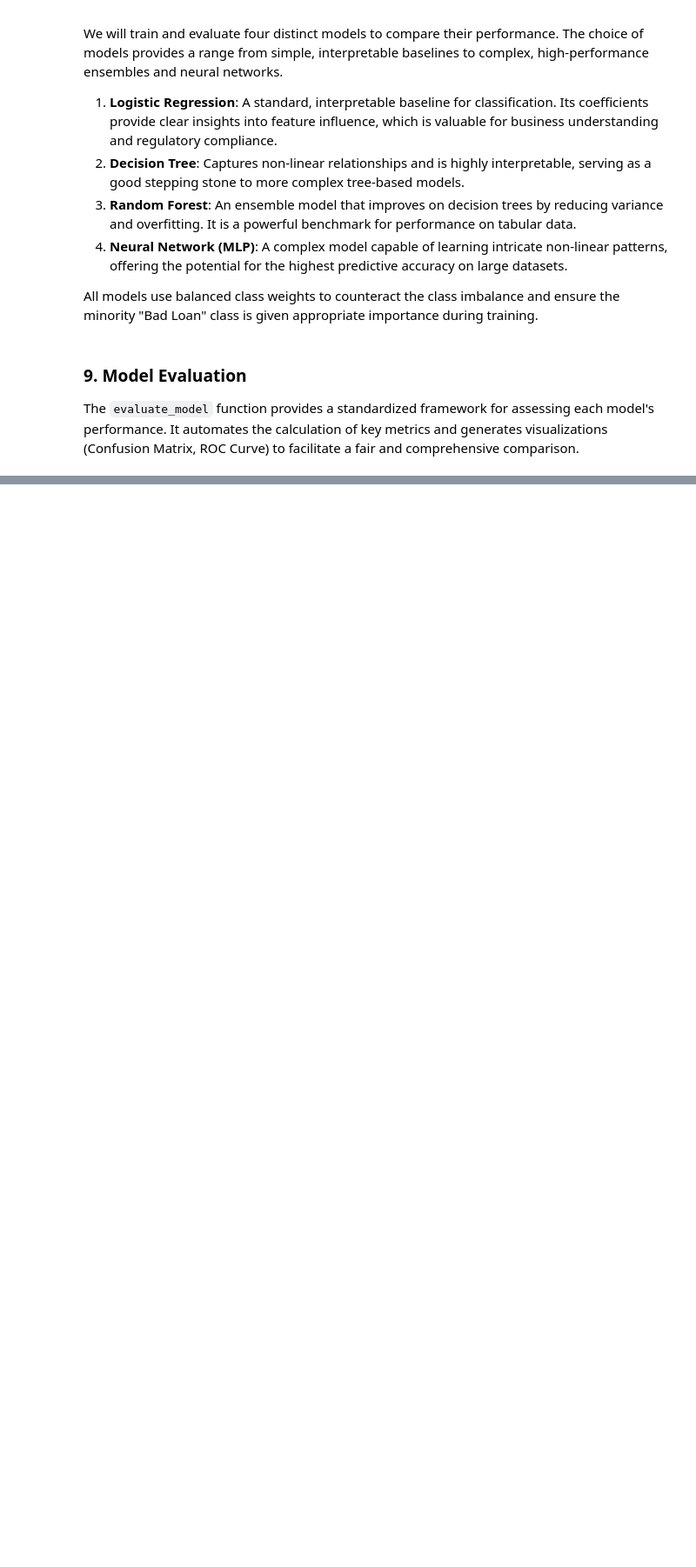
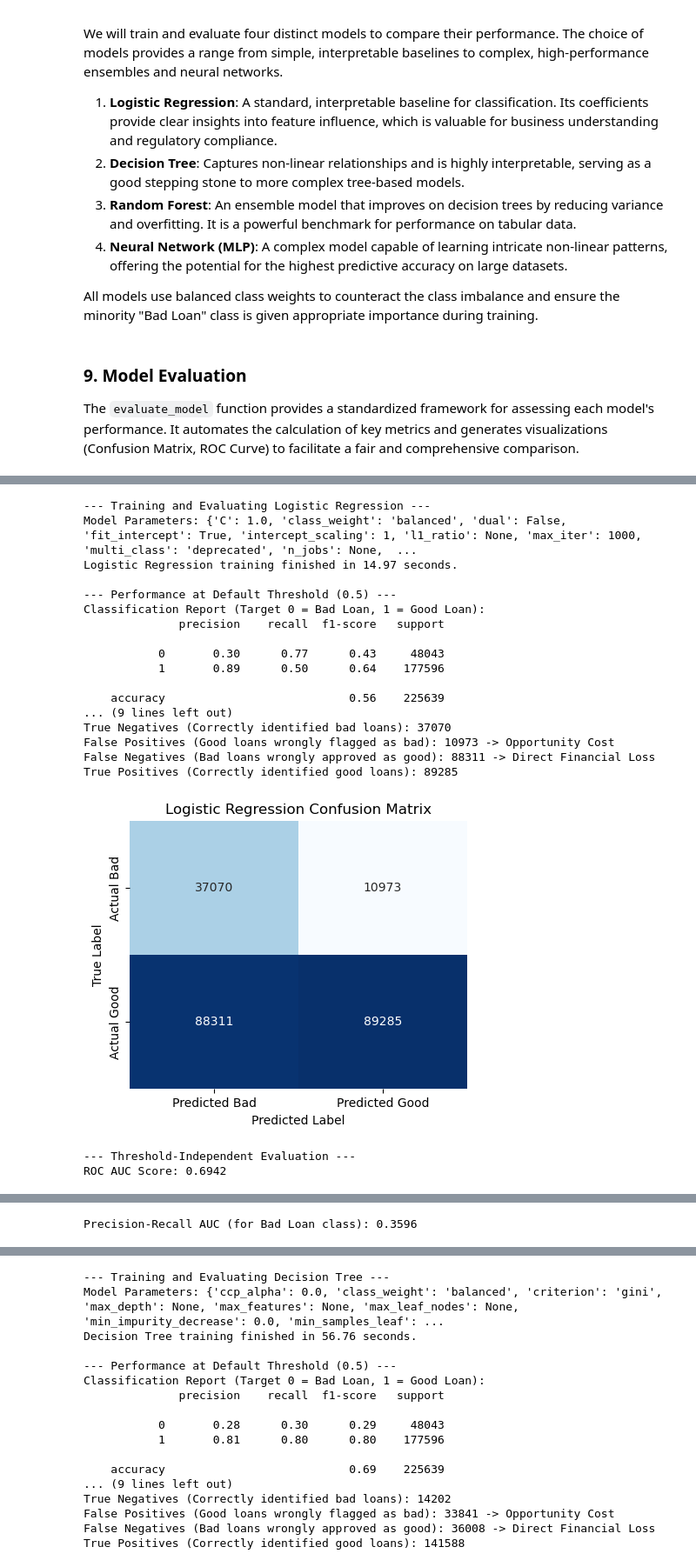
Before and after one commit to DouglasAltwig/Data-Science-MicroProjects, a Jupyter notebook: lending-club-loan/LendingClubLoan.ipynb, the cells around one changed output, grey strips where cells are left out. Shown at 87% size. Cells and saved outputs as stored; diff of their text form; code cells hidden in the pictures; blank space fills up the shorter version.

```diff
--- a/lending-club-loan/LendingClubLoan.ipynb
+++ b/lending-club-loan/LendingClubLoan.ipynb
@@ -122,7 +111,7 @@ column_dtype_mapping = {
 
 
 try:
-    loan_data = pd.read_csv("accepted_2007_to_2018Q4.csv", dtype=column_dtype_mapping)
+    loan_data = pd.read_csv("./data/accepted_2007_to_2018Q4.csv", dtype=column_dtype_mapping)
     loan_data.dropna(subset=['loan_amnt'], inplace=True) # Remove empty lines at the end of the file
     print("Data loaded successfully.")
     print("Initial shape:", loan_data.shape)
@@ -158,8 +147,7 @@ fully_paid_statuses = [
 defaulted_statuses = [
     'Charged Off',
     'Default',
-    'Does not meet the credit policy. Status:Charged Off',
-    'Late (31-120 days)'
+    'Does not meet the credit policy. Status:Charged Off'
 ]
 
 loan_data = loan_data[loan_data['loan_status'].isin(fully_paid_statuses + defaulted_statuses)]
@@ -895,0 +956,53 @@ Precision-Recall AUC (for Bad Loan class): 0.4796
+# %%
+results_list = []
+results_list.append(evaluate_model("Logistic Regression", lr_model, X_train_selected, y_train, X_test_selected, y_test))
+results_list.append(evaluate_model("Decision Tree", dt_model, X_train_selected, y_train, X_test_selected, y_test))
+results_list.append(evaluate_model("Random Forest", rf_model, X_train_selected, y_train, X_test_selected, y_test))
+
+# --- MODIFIED LINE ---
+# Pass optimize_f1_for_class=0 to find the best threshold for the "Bad Loan" class for the NN
+results_list.append(evaluate_model(
+    "Neural Network",
+    nn_classifier,
+    X_train_selected.astype(np.float32),
+    y_train.values.astype(np.float32),
+    X_test_selected.astype(np.float32),
+    y_test.values.astype(int),
+    optimize_f1_for_class=0  # <-- This is the key change
+))
+
+results_df = pd.DataFrame(results_list)
+print("\n--- Summary of Model Evaluations ---")
+# Add the new F1-Score and Optimal Threshold columns to the summary
+print(results_df[[
+    'Model',
+    'F1-Score (Bad Loan)',
+    'Recall (Bad Loan)',
+    'Precision (Bad Loan)',
+    'AUC-PR (Bad Loan)',
+    'AUC',
+    'Accuracy',
+    'Optimal Threshold',
+    'Time (s)'
+]].round(4).to_string(index=False))
+# %% [output]
+--- Training and Evaluating Logistic Regression ---
+Model Parameters: {'C': 1.0, 'class_weight': 'balanced', 'dual': False, 'fit_intercept': True, 'intercept_scaling': 1, 'l1_ratio': None, 'max_iter': 1000, 'multi_class': 'deprecated', 'n_jobs': None,  ...
+Logistic Regression training finished in 14.97 seconds.
+
+--- Performance at Default Threshold (0.5) ---
+Classification Report (Target 0 = Bad Loan, 1 = Good Loan):
+              precision    recall  f1-score   support
+
+           0       0.30      0.77      0.43     48043
+           1       0.89      0.50      0.64    177596
+
+    accuracy                           0.56    225639
+... (9 lines left out)
+True Negatives (Correctly identified bad loans): 37070
+False Positives (Good loans wrongly flagged as bad): 10973 -> Opportunity Cost
+False Negatives (Bad loans wrongly approved as good): 88311 -> Direct Financial Loss
+True Positives (Correctly identified good loans): 89285
+[figure, added]
+--- Threshold-Independent Evaluation ---
+ROC AUC Score: 0.6942
@@ -895,0 +1010 @@ Precision-Recall AUC (for Bad Loan class): 0.4796
+Precision-Recall AUC (for Bad Loan class): 0.3596
@@ -895,0 +1012,17 @@ Precision-Recall AUC (for Bad Loan class): 0.4796
+--- Training and Evaluating Decision Tree ---
+Model Parameters: {'ccp_alpha': 0.0, 'class_weight': 'balanced', 'criterion': 'gini', 'max_depth': None, 'max_features': None, 'max_leaf_nodes': None, 'min_impurity_decrease': 0.0, 'min_samples_leaf': ...
+Decision Tree training finished in 56.76 seconds.
+
+--- Performance at Default Threshold (0.5) ---
+Classification Report (Target 0 = Bad Loan, 1 = Good Loan):
+              precision    recall  f1-score   support
+
+           0       0.28      0.30      0.29     48043
+           1       0.81      0.80      0.80    177596
+
+    accuracy                           0.69    225639
+... (9 lines left out)
+True Negatives (Correctly identified bad loans): 14202
+False Positives (Good loans wrongly flagged as bad): 33841 -> Opportunity Cost
+False Negatives (Bad loans wrongly approved as good): 36008 -> Direct Financial Loss
+True Positives (Correctly identified good loans): 141588
```
Also changed, not shown: parts of 20 cells of this notebook.
